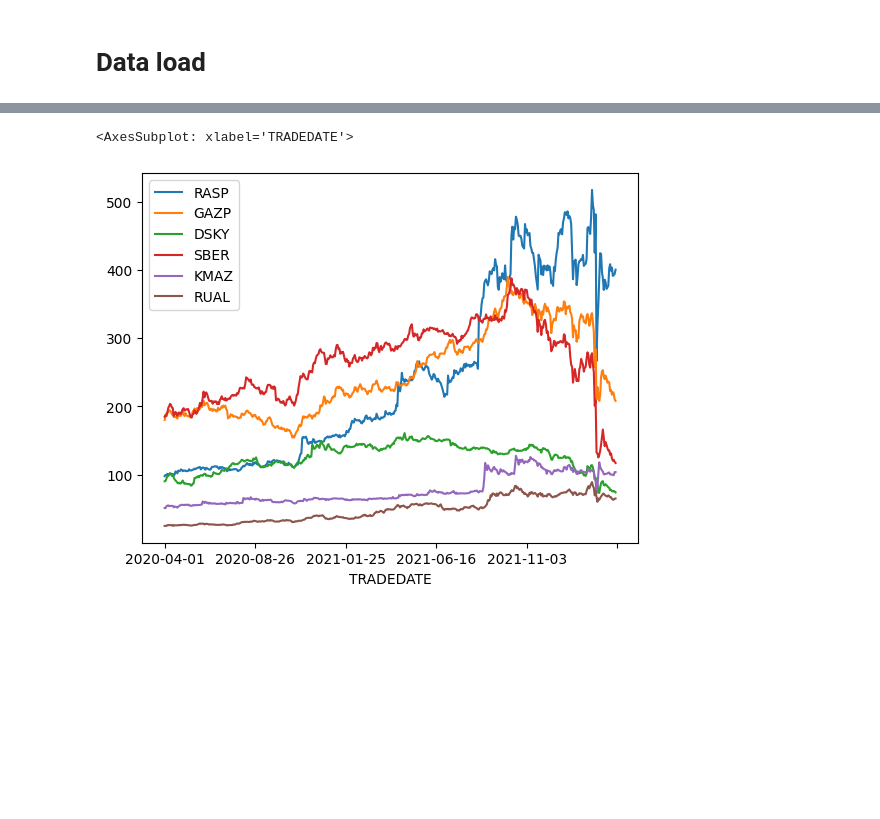
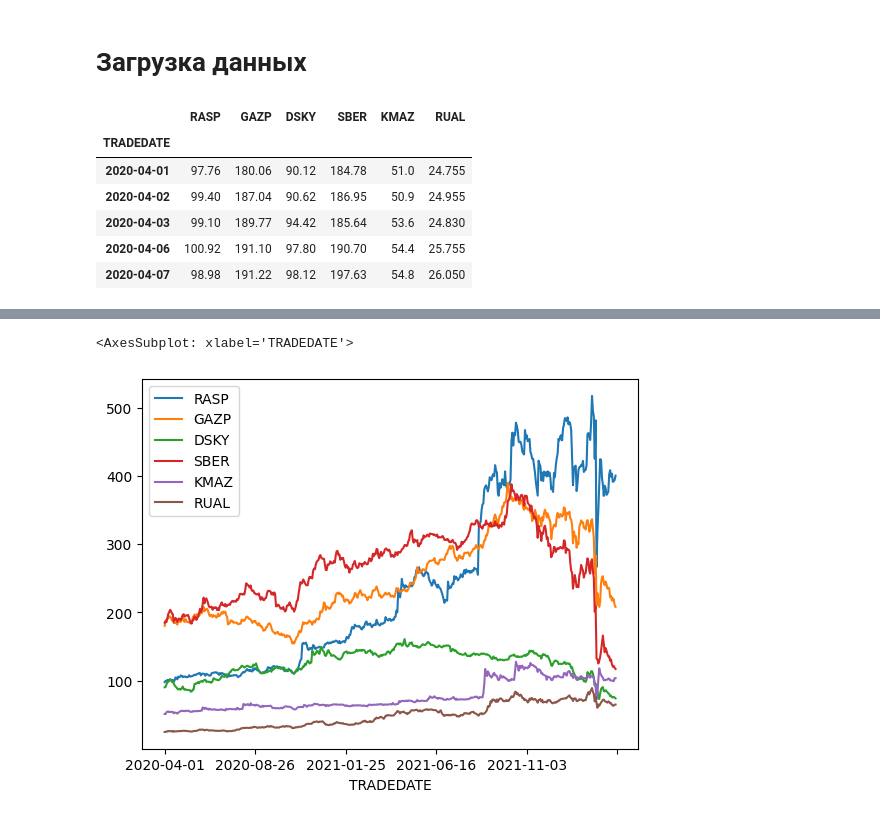
Before and after one commit to Alterise/Decision-Making-Theory, a Jupyter notebook: HW2/algo.ipynb, the cells around one changed output, grey strips where cells are left out. Drawn from its saved outputs; the diff is of its cells as text; code cells hidden in the pictures; blank space fills up the shorter version.

```diff
--- a/HW2/algo.ipynb
+++ b/HW2/algo.ipynb
@@ -98,6 +111,16 @@ def descent(begin_state, df_r, grad_func, lr_scheduler=lambda i: 0.1):
-# %% [markdown]
-# Data load
+# %% [markdown]
+# Загрузка данных
 # %%
 data = load_data()
 data_clear = data.dropna()
 r = prepare_r(data_clear)
+# %%
+data_clear.head()
+# %% [output]
+|  | RASP | GAZP | DSKY | SBER | KMAZ | RUAL |
+| TRADEDATE |  |  |  |  |  |  |
+| 2020-04-01 | 97.76 | 180.06 | 90.12 | 184.78 | 51.0 | 24.755 |
+| 2020-04-02 | 99.40 | 187.04 | 90.62 | 186.95 | 50.9 | 24.955 |
+| 2020-04-03 | 99.10 | 189.77 | 94.42 | 185.64 | 53.6 | 24.830 |
+| 2020-04-06 | 100.92 | 191.10 | 97.80 | 190.70 | 54.4 | 25.755 |
+| 2020-04-07 | 98.98 | 191.22 | 98.12 | 197.63 | 54.8 | 26.050 |
```
Also changed, not shown: parts of 46 cells of this notebook.
